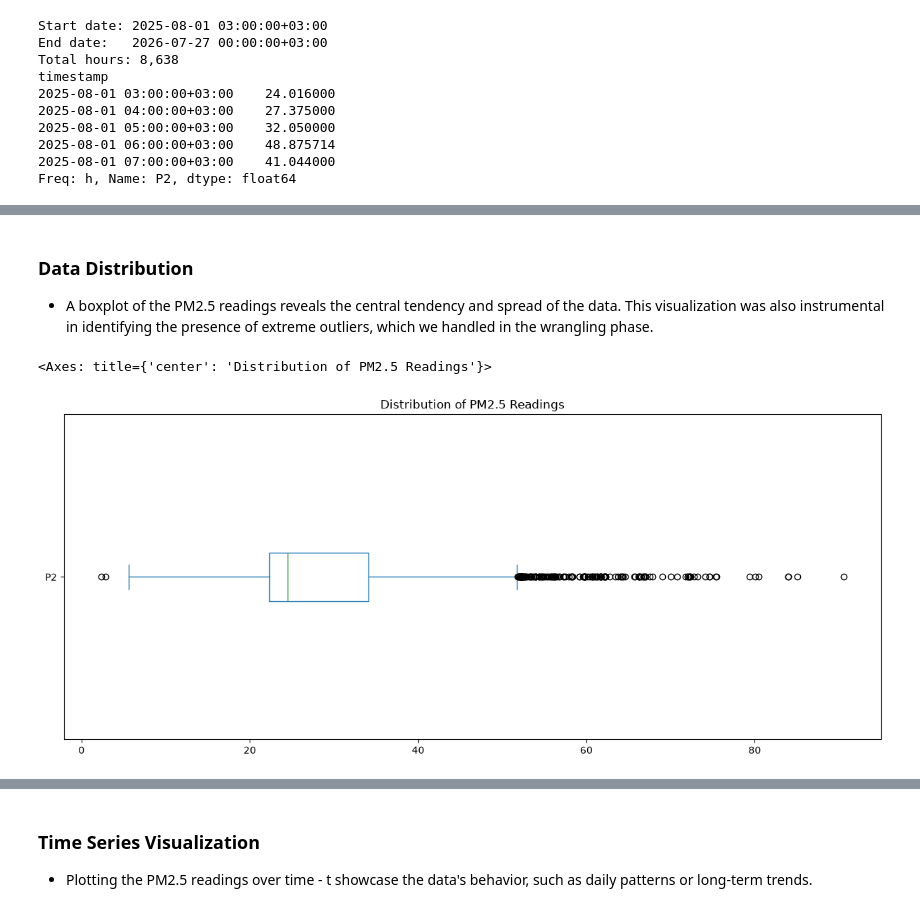
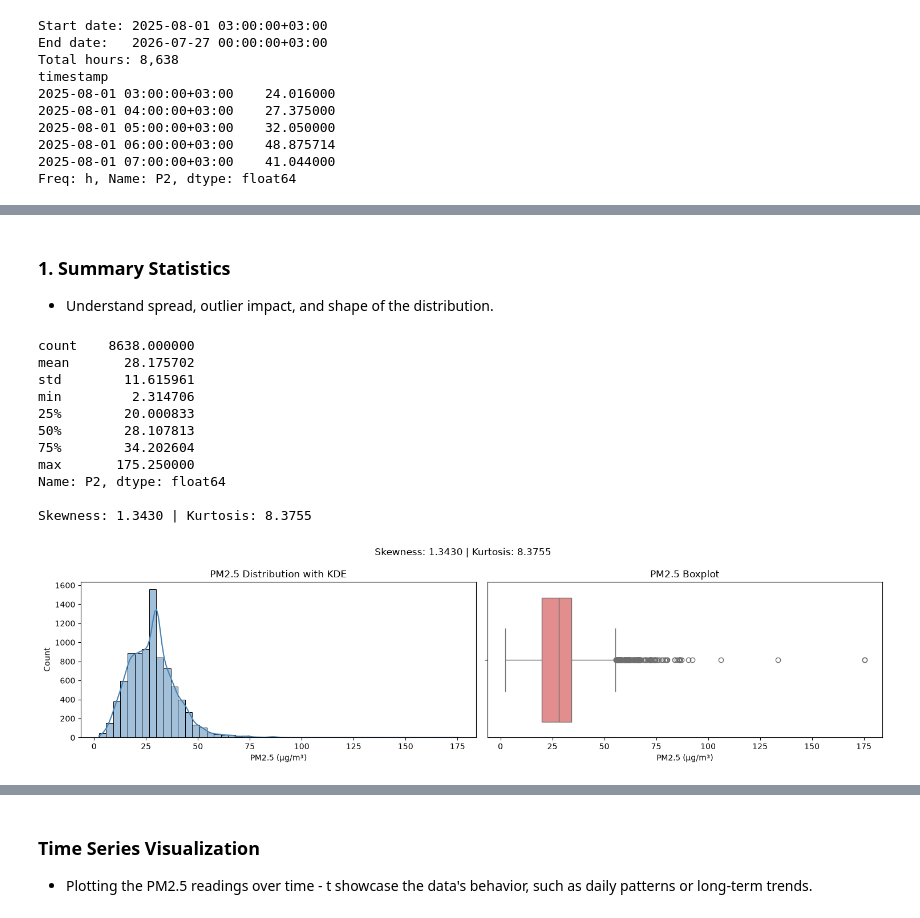
Before and after one commit to DominicNyabuto/Data-Science-Machine-Learning-Projects-, a Jupyter notebook: Project-3/notebook.ipynb, the cells around one changed output, grey strips where cells are left out. Cells and saved outputs as stored; diff of their text form; code cells hidden in the pictures.

```diff
--- a/Project-3/notebook.ipynb
+++ b/Project-3/notebook.ipynb
@@ -182,11 +188,33 @@ Freq: h, Name: P2, dtype: float64
-# %% [markdown]
-### Data Distribution
-
-- A boxplot of the PM2.5 readings reveals the central tendency and spread of the data. This visualization was also instrumental in identifying the presence of extreme outliers, which we handled in the wrangling phase.
-# %%
-fig, ax = plt.subplots(figsize=(15, 6))
-df = pd.DataFrame(y)
-df['P2'].plot(kind='box' ,vert=False,title='Distribution of PM2.5 Readings')
-# %% [output]
-<Axes: title={'center': 'Distribution of PM2.5 Readings'}>
-[figure, removed]
+# %% [markdown]
+### 1. Summary Statistics
+- Understand spread, outlier impact, and shape of the distribution.
+# %%
+print(y.describe())
+print(f"\nSkewness: {y.skew():.4f} | Kurtosis: {y.kurtosis():.4f}")
+
+# Also useful to visualize the Data Distribution using a Boxplot
+#===== the boxplot helps in identifying the presence of extreme outliers
+fig, axes = plt.subplots(1, 2, figsize=(15, 4))
+sns.histplot(y, kde=True, bins=50, ax=axes[0], color='steelblue')
+axes[0].set_title('PM2.5 Distribution with KDE')
+axes[0].set_xlabel('PM2.5 (µg/m³)')
+
+sns.boxplot(x=y, ax=axes[1], color='lightcoral')
+axes[1].set_title('PM2.5 Boxplot')
+axes[1].set_xlabel('PM2.5 (µg/m³)')
+plt.suptitle(f"Skewness: {y.skew():.4f} | Kurtosis: {y.kurtosis():.4f}")
+plt.tight_layout()
+plt.show()
+# %% [output]
+count    8638.000000
+mean       28.175702
+std        11.615961
+min         2.314706
+25%        20.000833
+50%        28.107813
+75%        34.202604
+max       175.250000
+Name: P2, dtype: float64
+
+Skewness: 1.3430 | Kurtosis: 8.3755
+[figure, added]
```
Also changed, not shown: parts of 8 cells of this notebook.
